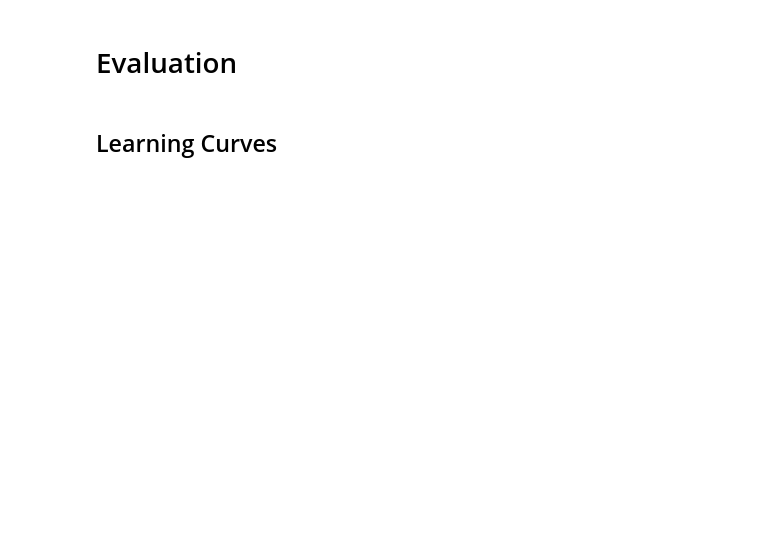
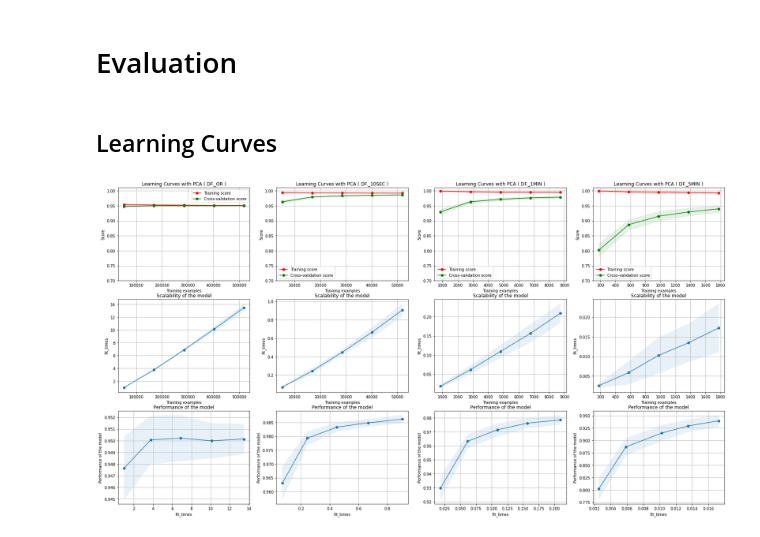
Before and after one commit to AndreeVela/occupancy_detection, a Jupyter notebook: notebooks/residential-dt.ipynb, the cells around one changed output. Drawn from its saved outputs; the diff is of its cells as text; code cells hidden in the pictures; blank space fills up the shorter version.

```diff
--- a/notebooks/residential-dt.ipynb
+++ b/notebooks/residential-dt.ipynb
@@ -14,5 +15,8 @@ from ml.preprocessing import *
 ## Reading excel sheets
 # %%
 %%time
-df = pd.read_csv( '../datasets/dataset-residential.csv', index_col = 'date', parse_dates = [ 'date' ] )
+# file = './drive/My Drive/thesis-workspace/datasets/dataset-residential.csv' # drive
+file = '../datasets/dataset-residential.csv' # local
+df = pd.read_csv( file, index_col = 'date', parse_dates = [ 'date' ] )
+df
 # %% [output]
@@ -97,11 +99,8 @@ class DF( enum.Enum ):
     _5MIN = 3
 
 AGG = [ 'mean' ]
-dfs = { DF._10SEC: None, DF._1MIN: None, DF._5MIN: None }
-grids = {
-    'svc': { DF._10SEC: None, DF._1MIN: None, DF._5MIN: None },
-    'knn': { DF._10SEC: None, DF._1MIN: None, DF._5MIN: None },
-    'dt': { DF._10SEC: None, DF._1MIN: None, DF._5MIN: None } }
+dfs = { DF._OR: df, DF._10SEC: None, DF._1MIN: None, DF._5MIN: None }
+grids = { DF._OR: None, DF._10SEC: None, DF._1MIN: None, DF._5MIN: None }
 # %% [markdown]
 ## Different resolutions generation
 # %% [markdown]
@@ -161,9 +172,9 @@ params_dt = [ {
 # %%
 %%time
 for k, df in dfs.items():
-    if( k != DF._10SEC and k != DF._1MIN ):
-        print( 'Dataset ', k, len( df ) )
-        train_and_test(
-                DecisionTreeClassifier(), params_dt,
-                df[ X_TRAIN ], df[ Y_TRAIN ],
-                df[ X_TEST ], df[ Y_TEST ] )
+    # if( k != DF._10SEC and k != DF._1MIN ):
+    print( 'Dataset ', k, len( df ) )
+    train_and_test(
+            DecisionTreeClassifier(), params_dt,
+            df[ X_TRAIN ], df[ Y_TRAIN ],
+            df[ X_TEST ], df[ Y_TEST ] )
@@ -172,10 +202,10 @@ for k, df in dfs.items():
 # %%
 %%time
 for k, df in dfs.items():
-    if( k != DF._10SEC and k != DF._1MIN ):
-        print( 'Dataset ', k )
-        grids[ 'dt' ][ k ] = train_and_test(
-                make_pipeline( PCA( .95 ), DecisionTreeClassifier() ),
-                prefix_params( params_dt, 'decisiontreeclassifier' ),
-                df[ X_TRAIN ], df[ Y_TRAIN ],
-                df[ X_TEST ], df[ Y_TEST ] )
+    # if( k != DF._10SEC and k != DF._1MIN ):
+    print( 'Dataset ', k )
+    grids[ k ] = train_and_test(
+            make_pipeline( PCA( .95 ), DecisionTreeClassifier() ),
+            prefix_params( params_dt, 'decisiontreeclassifier' ),
+            df[ X_TRAIN ], df[ Y_TRAIN ],
+            df[ X_TEST ], df[ Y_TEST ] )
@@ -186,5 +235,7 @@ from ml.evaluation import *
 # %% [markdown]
 ## Learning Curves
 # %%
-temp = [ item for item in dfs.items() if item[ 0 ] not in [ DF._10SEC, DF._1MIN ] ]
-plot_learning_curves( temp, grids[ 'dt' ], 'DT' )
+temp = [ item for item in dfs.items() if item[ 0 ] not in [ ] ]
+plot_learning_curves( temp, grids, 'DT' )
+# %% [output]
+[figure, added]
```
Also changed, not shown: parts of 8 cells of this notebook, 2 other files.
